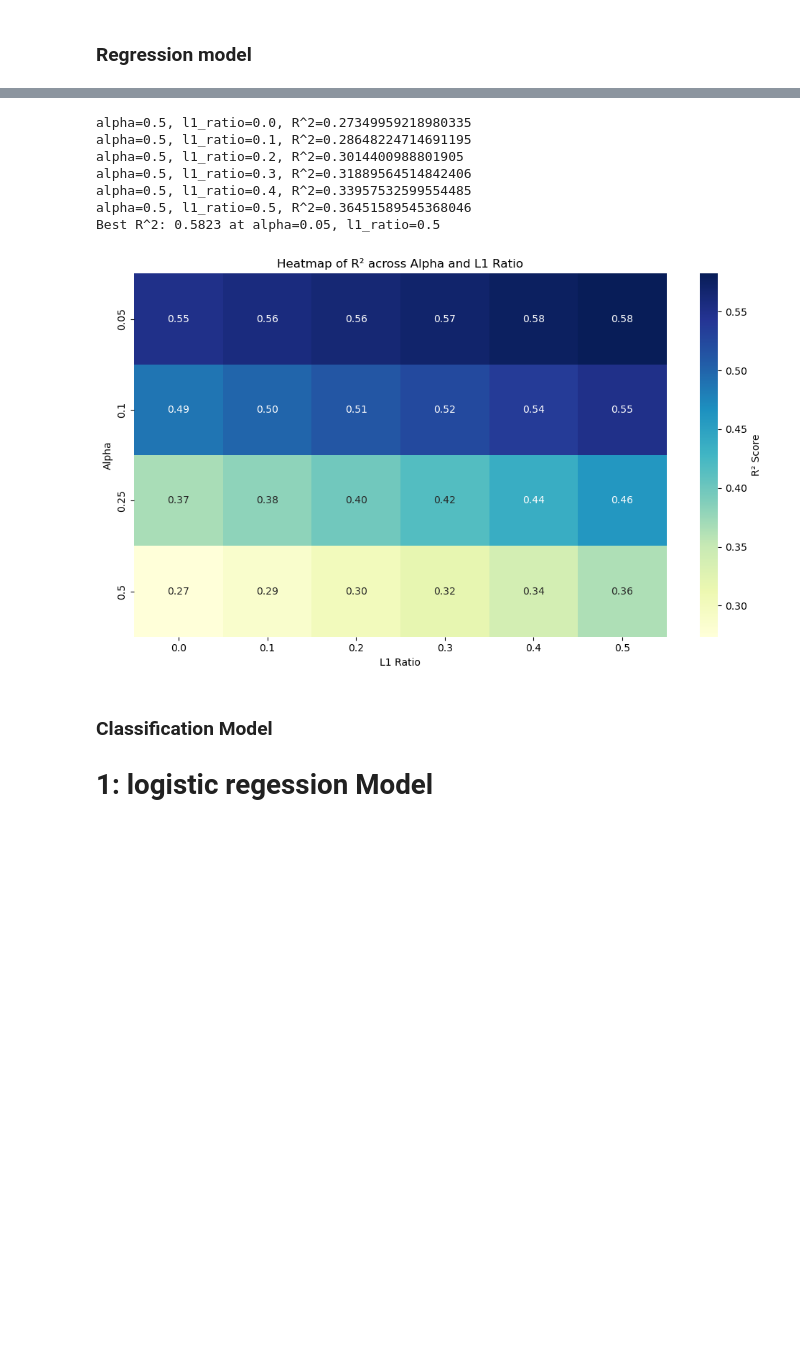
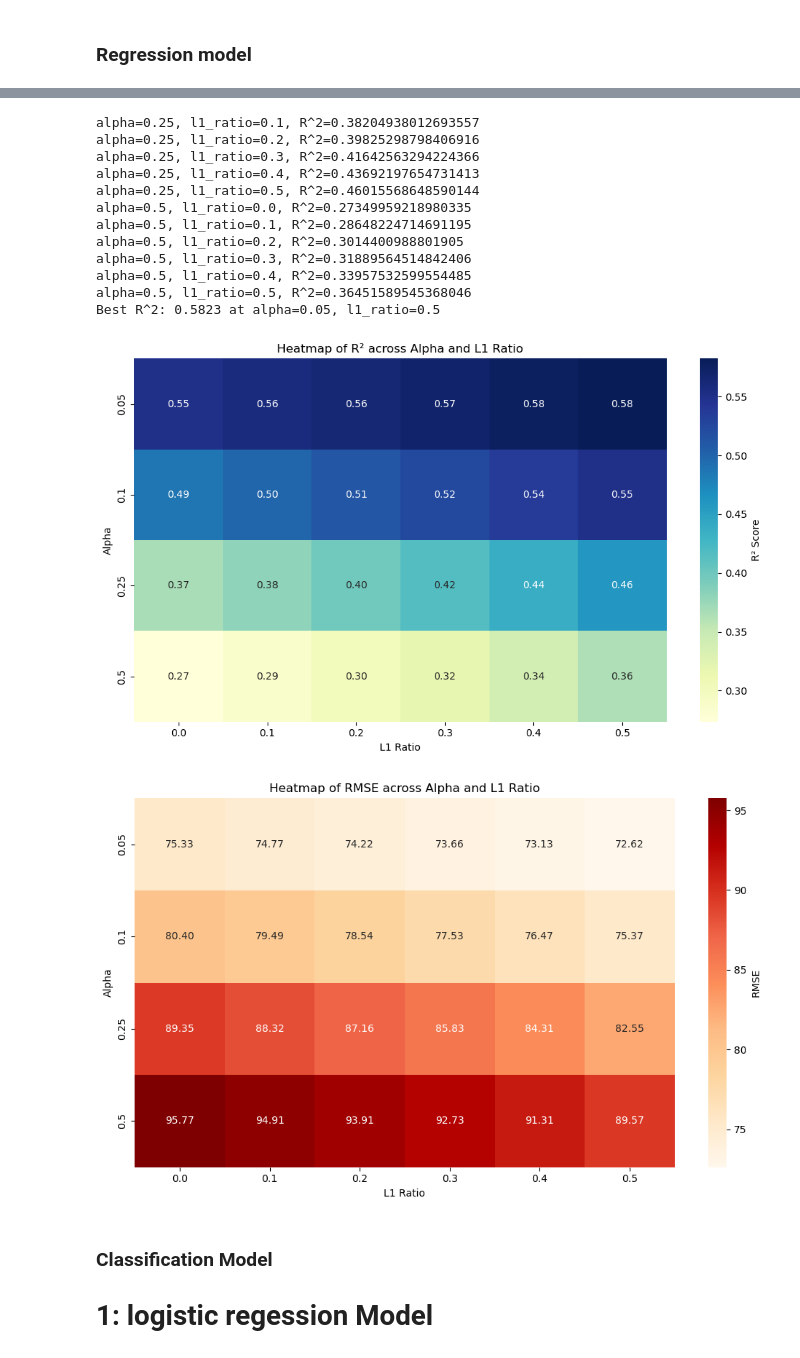
Before and after one commit to yus-bioinformatics/BINF-5507-materials, a Jupyter notebook: Assignment 2/Scripts/main.ipynb, the cells around one changed output, grey strips where cells are left out. Cells and saved outputs as stored; diff of their text form; code cells hidden in the pictures; blank space fills up the shorter version.

```diff
--- a/Assignment 2/Scripts/main.ipynb
+++ b/Assignment 2/Scripts/main.ipynb
@@ -38,6 +38,10 @@ X_train, X_test, y_train, y_test = train_test_split(X, y, test_size=0.2, random_
 l1_ratio_values = [0.0, 0.1, 0.2, 0.3, 0.4, 0.5]
 alpha_values = [0.05, 0.1, 0.25, 0.5]
 
+# Initialize matrix to store R² scores
+r2_matrix = np.zeros((len(alpha_values), len(l1_ratio_values)))
+rmse_matrix = np.zeros((len(alpha_values), len(l1_ratio_values)))
+
 
 # train and evalute ElasticNet for each combination of parameters
 # Loop over all combinations
@@ -53,6 +57,9 @@ for i, alpha in enumerate(alpha_values):
 		# Evaluate the model
 		r2 = r2_score(y_test, y_pred)
 		r2_matrix[i, j] = r2  # Store R^2 in the matrix
+		mse = mean_squared_error(y_test, y_pred)  # MSE
+		rmse = np.sqrt(mse)  # RMSE
+		rmse_matrix[i, j] = rmse
 
 		# print for each combination
 		print(f"alpha={alpha}, l1_ratio={l1_ratio}, R^2={r2}")
@@ -65,7 +72,7 @@ print(f"Best R^2: {r2_matrix[best_idx]:.4f} at alpha={best_alpha}, l1_ratio={bes
 
 
 
-# Plot heatmap
+# Plot heatmap for R² scores
 plt.figure(figsize=(10, 6))
 sns.heatmap(r2_matrix,
             xticklabels=[round(l, 2) for l in l1_ratio_values],
@@ -76,6 +83,18 @@ plt.xlabel('L1 Ratio')
 plt.ylabel('Alpha')
 plt.tight_layout()
 plt.show()
+
+# Plot heatmap for RMSE scores
+plt.figure(figsize=(10, 6))
+sns.heatmap(rmse_matrix,
+            xticklabels=[round(l, 2) for l in l1_ratio_values],
+            yticklabels=[round(a, 2) for a in alpha_values],
+            cmap="OrRd", annot=True, fmt=".2f", cbar_kws={'label': 'RMSE'})
+plt.title('Heatmap of RMSE across Alpha and L1 Ratio')
+plt.xlabel('L1 Ratio')
+plt.ylabel('Alpha')
+plt.tight_layout()
+plt.show()
 # %% [output]
 count    890.000000
 mean     199.130337
@@ -97,11 +116,17 @@ alpha=0.25, l1_ratio=0.5, R^2=0.46015568648590144
+alpha=0.25, l1_ratio=0.1, R^2=0.38204938012693557
+alpha=0.25, l1_ratio=0.2, R^2=0.39825298798406916
+alpha=0.25, l1_ratio=0.3, R^2=0.41642563294224366
+alpha=0.25, l1_ratio=0.4, R^2=0.43692197654731413
+alpha=0.25, l1_ratio=0.5, R^2=0.46015568648590144
 alpha=0.5, l1_ratio=0.0, R^2=0.27349959218980335
 alpha=0.5, l1_ratio=0.1, R^2=0.28648224714691195
 alpha=0.5, l1_ratio=0.2, R^2=0.3014400988801905
 alpha=0.5, l1_ratio=0.3, R^2=0.31889564514842406
 alpha=0.5, l1_ratio=0.4, R^2=0.33957532599554485
 alpha=0.5, l1_ratio=0.5, R^2=0.36451589545368046
 Best R^2: 0.5823 at alpha=0.05, l1_ratio=0.5
 [figure]
+[figure, added]
 # %% [markdown]
 ### Classification Model
 # 1: logistic regession Model
```
Also changed, not shown: parts of 1 cell of this notebook, 6 other files.
